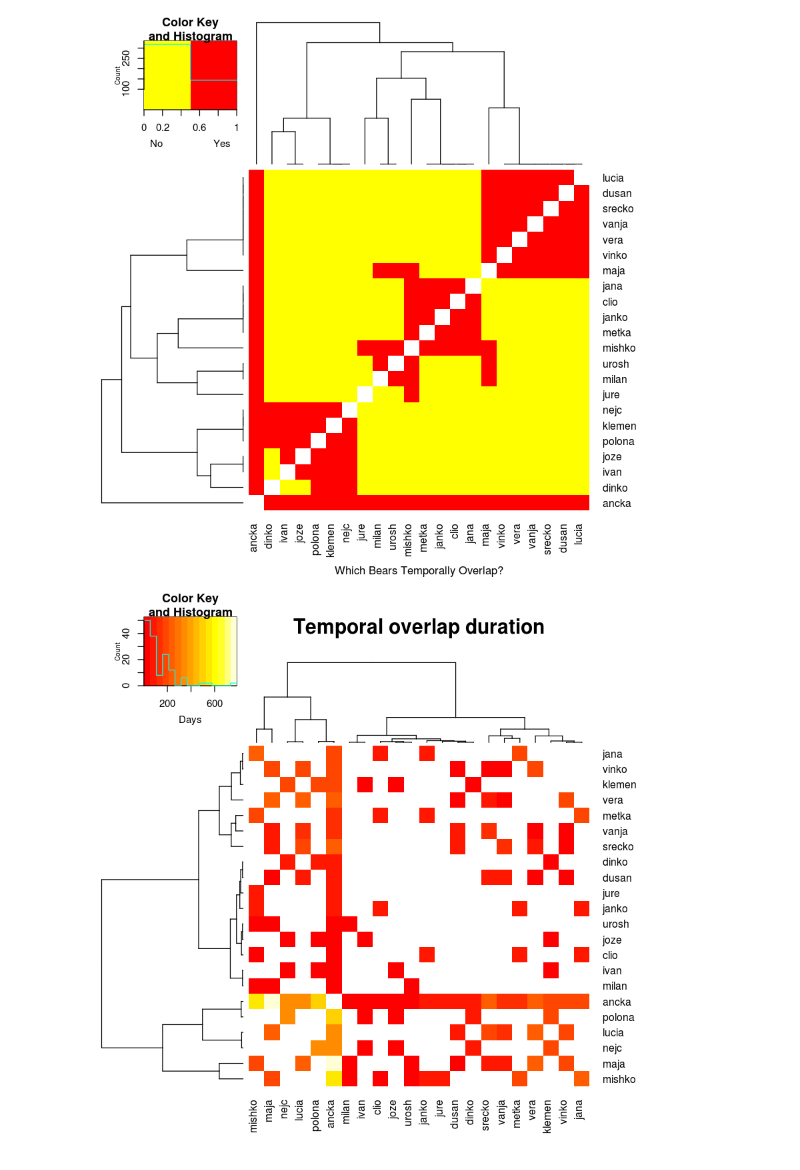
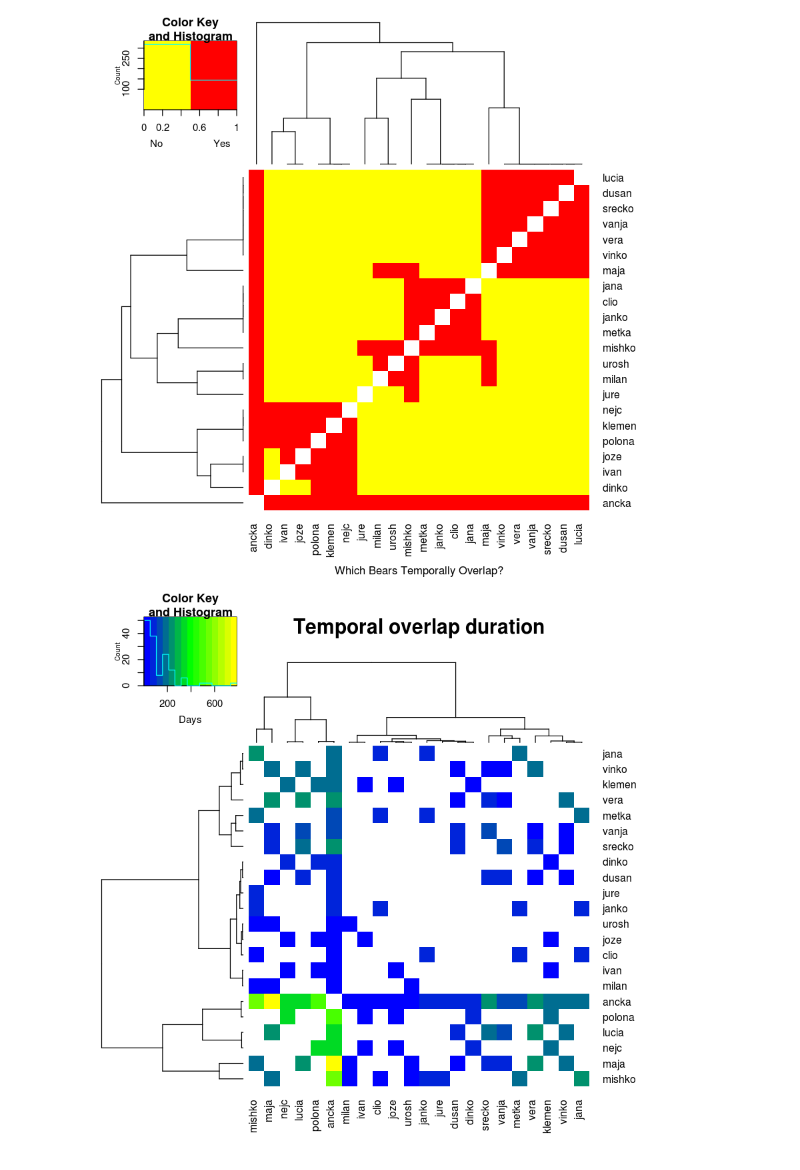
Before and after one commit to johannesuhl/STA-lab3, a Jupyter notebook: Wildlife Trajectories in R.ipynb, the cells around one changed output. Cells and saved outputs as stored; diff of their text form; code cells hidden in the pictures.

```diff
--- a/Wildlife Trajectories in R.ipynb
+++ b/Wildlife Trajectories in R.ipynb
@@ -145,12 +145,13 @@ heatmap.2(RM,
 # %%
 RDM = data.matrix(results_checkTO_duration)
 rownames(RDM) = levels$tag
 colnames(RDM) = levels$tag
 heatmap.2(RDM,
           scale = "none",
           main = "Temporal overlap duration",
           key.xlab="Days",
-          trace = "none"
+          trace = "none",
+          col = colorRampPalette(c("blue", "green", "yellow"))
          )
 # %% [output]
-[figure, old version]
+[figure, new version]
```
